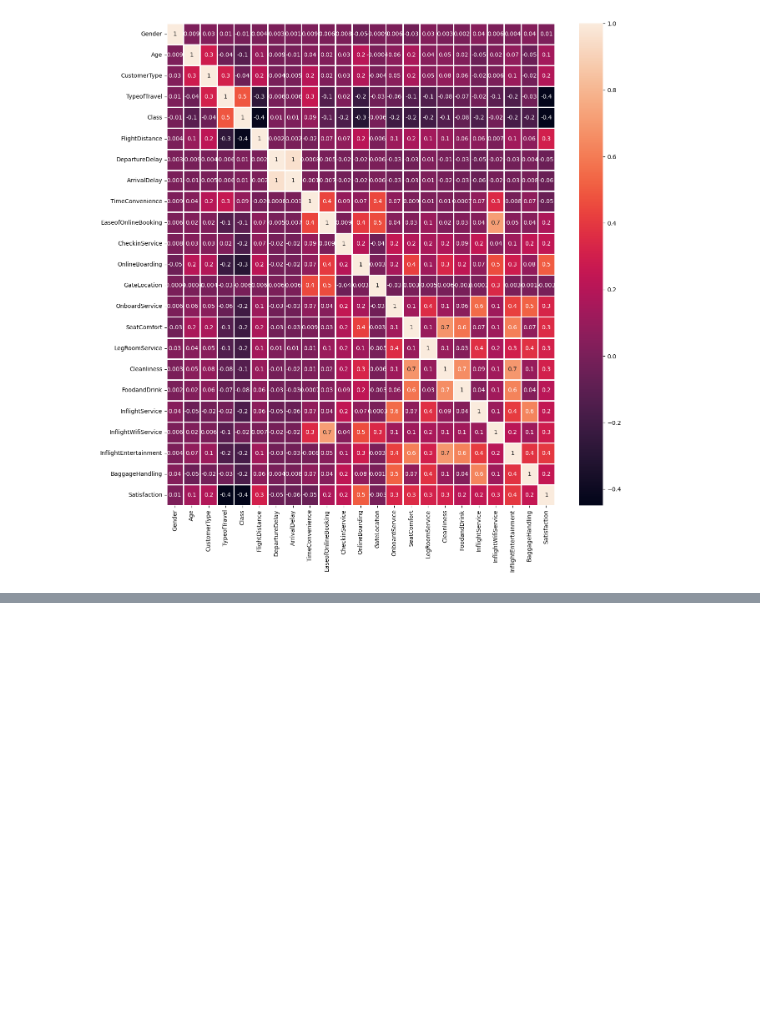
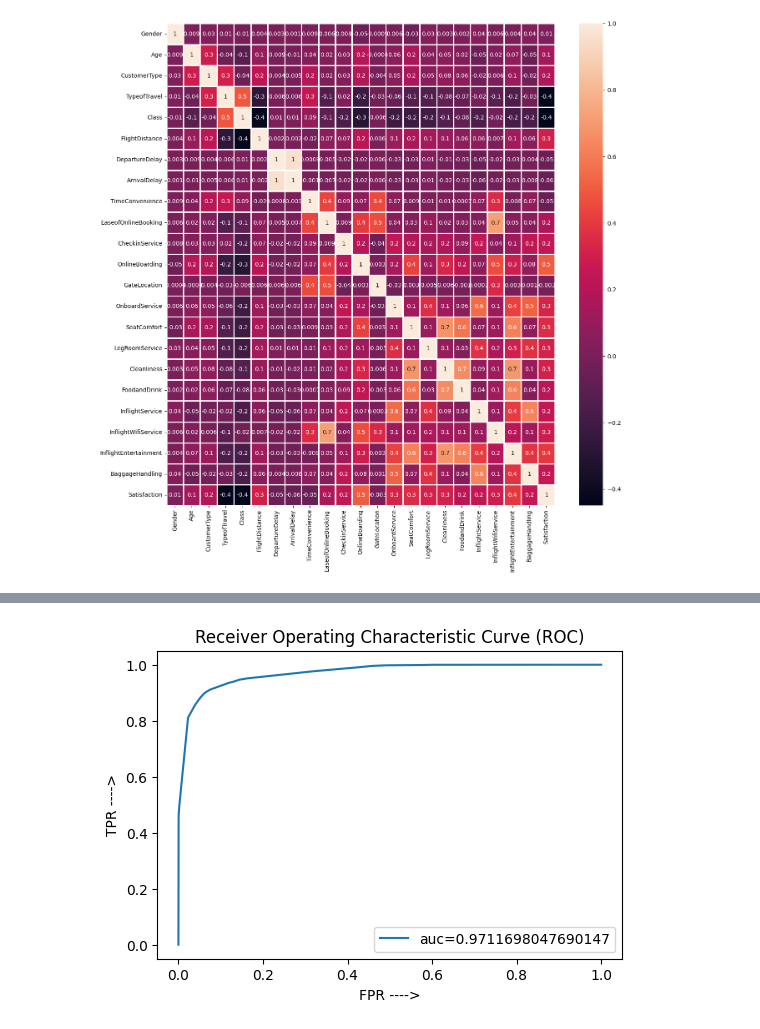
Before and after one commit to EnayathShaik/AI_ML, a Jupyter notebook: Airline_Passenger_Satisfaction_Prediction.ipynb, the cells around one changed output, grey strips where cells are left out. Drawn from its saved outputs; the diff is of its cells as text; code cells hidden in the pictures; blank space fills up the shorter version.

Commit message:
Airline passenger_Satisfaction_Prediction Model with multiple classification models- Few data columns as pd.category

```diff
--- a/Airline_Passenger_Satisfaction_Prediction.ipynb
+++ b/Airline_Passenger_Satisfaction_Prediction.ipynb
@@ -402,0 +456,3 @@ df_aps.drop(['ArrivalDelay'], axis = 1, inplace= True)
+# %%
+df_aps_encoded = pd.get_dummies(df_aps[x_features],drop_first = True)
+df_aps_encoded.head()
@@ -402,0 +466,2 @@ df_aps.drop(['ArrivalDelay'], axis = 1, inplace= True)
+# %%
+y = df_aps['Satisfaction']
@@ -402,0 +470,2 @@ df_aps.drop(['ArrivalDelay'], axis = 1, inplace= True)
+# %%
+x_train, x_test, y_train, y_test = train_test_split(df_aps_encoded,y, test_size = .25, stratify = y)
@@ -402,0 +484,3 @@ df_aps.drop(['ArrivalDelay'], axis = 1, inplace= True)
+# %%
+model_dtc = DecisionTreeClassifier(criterion = 'gini', max_depth = 7)
+model_dtc.fit(x_train, y_train)
@@ -402,0 +509,13 @@ df_aps.drop(['ArrivalDelay'], axis = 1, inplace= True)
+# %%
+y_pred_proba = model_dtc.predict_proba(x_test)[::,1]
+fpr, tpr, _ = metrics.roc_curve(y_test,  y_pred_proba)
+auc = metrics.roc_auc_score(y_test, y_pred_proba)
+plt.figure(figsize=(6,4))
+plt.plot(fpr,tpr,label="auc="+str(auc))
+plt.legend(loc=4)
+plt.title("Receiver Operating Characteristic Curve (ROC)")
+plt.xlabel("FPR ---->")
+plt.ylabel("TPR ---->")
+plt.show()
+# %% [output]
+[figure, added]
```
Also changed, not shown: parts of 40 cells of this notebook.
